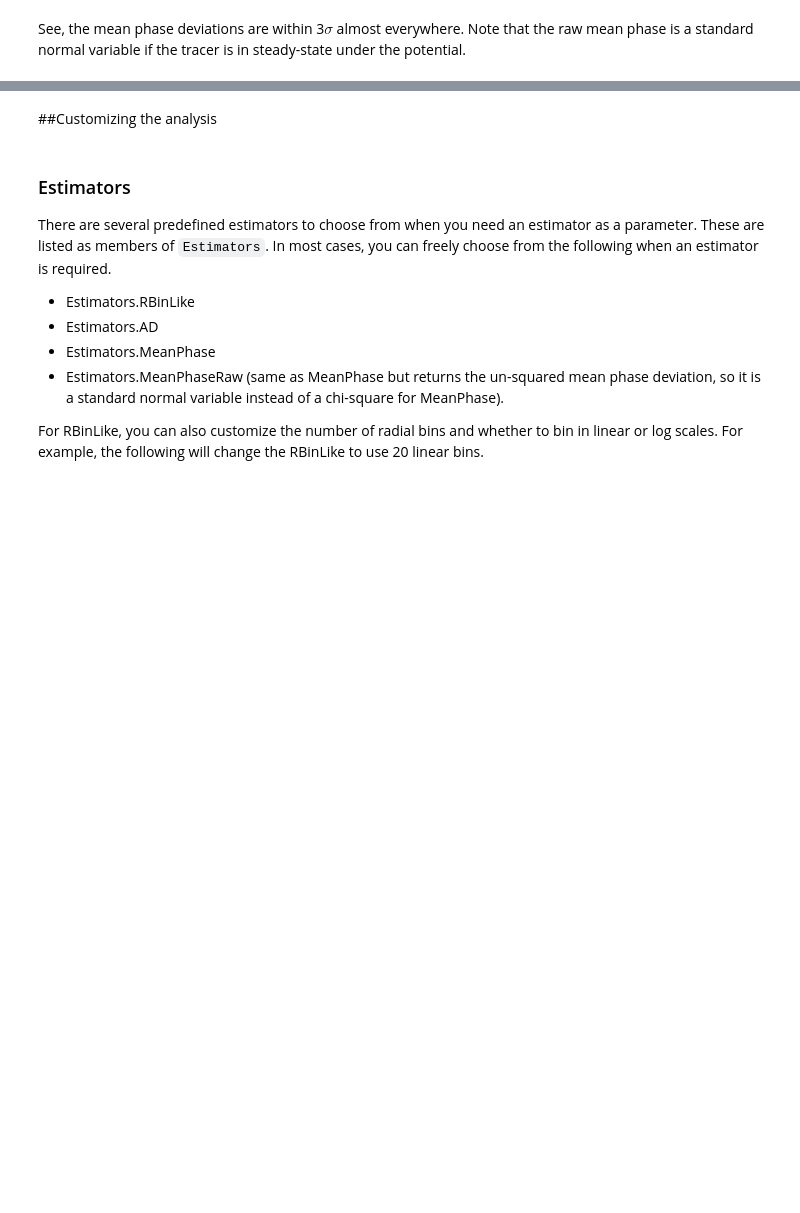
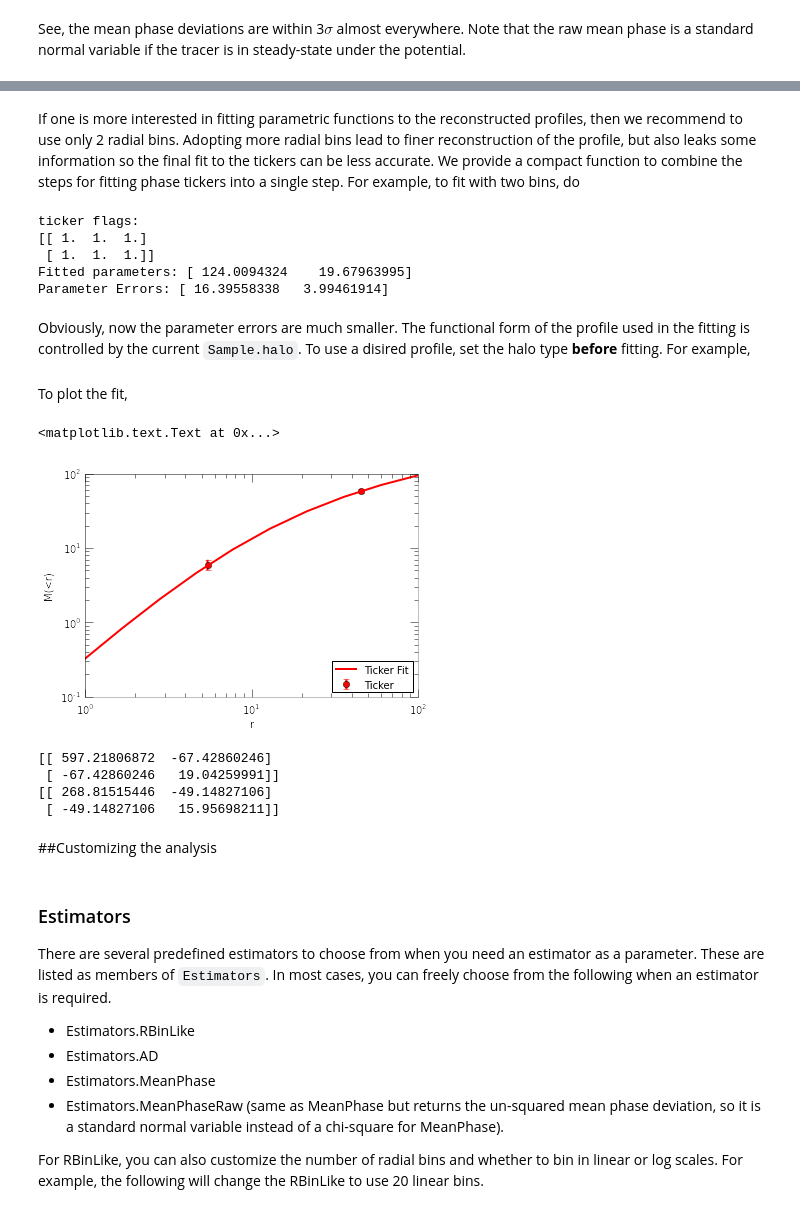
Before and after one commit to Kambrian/oPDF, a Jupyter notebook: tutorial.ipynb, the cells around one changed output, grey strips where cells are left out. Cells and saved outputs as stored; diff of their text form; code cells hidden in the pictures; blank space fills up the shorter version.

```diff
--- a/tutorial.ipynb
+++ b/tutorial.ipynb
@@ -169,3 +234,46 @@ See, the mean phase deviations are within 3$\sigma$ almost everywhere. Note that
+# %% [markdown]
+If one is more interested in fitting parametric functions to the reconstructed profiles, then we recommend to use only 2 radial bins. Adopting more radial bins lead to finer reconstruction of the profile, but also leaks some information so the final fit to the tickers can be less accurate. We provide a compact function to combine the steps for fitting phase tickers into a single step.
+For example, to fit with two bins, do
+# %%
+par2,Cov2,tickers2=Sample.phase_ticker_fit(nbin=2)
+print 'ticker flags:\n', tickers2[:,4:]
+print 'Fitted parameters:', par2
+print 'Parameter Errors:', np.sqrt(np.diagonal(Cov2))
+# %% [output]
+ticker flags:
+[[ 1.  1.  1.]
+ [ 1.  1.  1.]]
+Fitted parameters: [ 124.0094324    19.67963995]
+Parameter Errors: [ 16.39558338   3.99461914]
+# %% [markdown]
+Obviously, now the parameter errors are much smaller. The functional form of the profile used in the fitting is controlled by the current `Sample.halo`. To use a disired profile, set the halo type **before** fitting. For example,
+# %%
+Sample.halo.set_type(HaloTypes.NFWMC, scales=[1,1])
+# %% [markdown]
+To plot the fit,
+# %%
+fig=plt.figure()
+plt.errorbar(tickers2[:,0], tickers2[:,1], yerr=[tickers2[:,1]-tickers2[:,2], tickers2[:,3]-tickers2[:,1]], fmt='ro', label='Ticker')
+
+Sample.halo.set_param(par2)
+plt.plot(r, Sample.halo.mass(r), 'r-', label='Ticker Fit')
+
+plt.legend(loc=4)
+plt.xscale('log')
+plt.yscale('log')
+plt.xlabel('r')
+plt.ylabel('M(<r)')
+# %% [output]
+<matplotlib.text.Text at 0x...>
+[figure, added]
+# %%
+print Cov
+print Cov2
+# %% [output]
+[[ 597.21806872  -67.42860246]
+ [ -67.42860246   19.04259991]]
+[[ 268.81515446  -49.14827106]
+ [ -49.14827106   15.95698211]]
 # %% [markdown]
 ##Customizing the analysis
 # %% [markdown]
```
Also changed, not shown: parts of 11 cells of this notebook, 7 other files.
